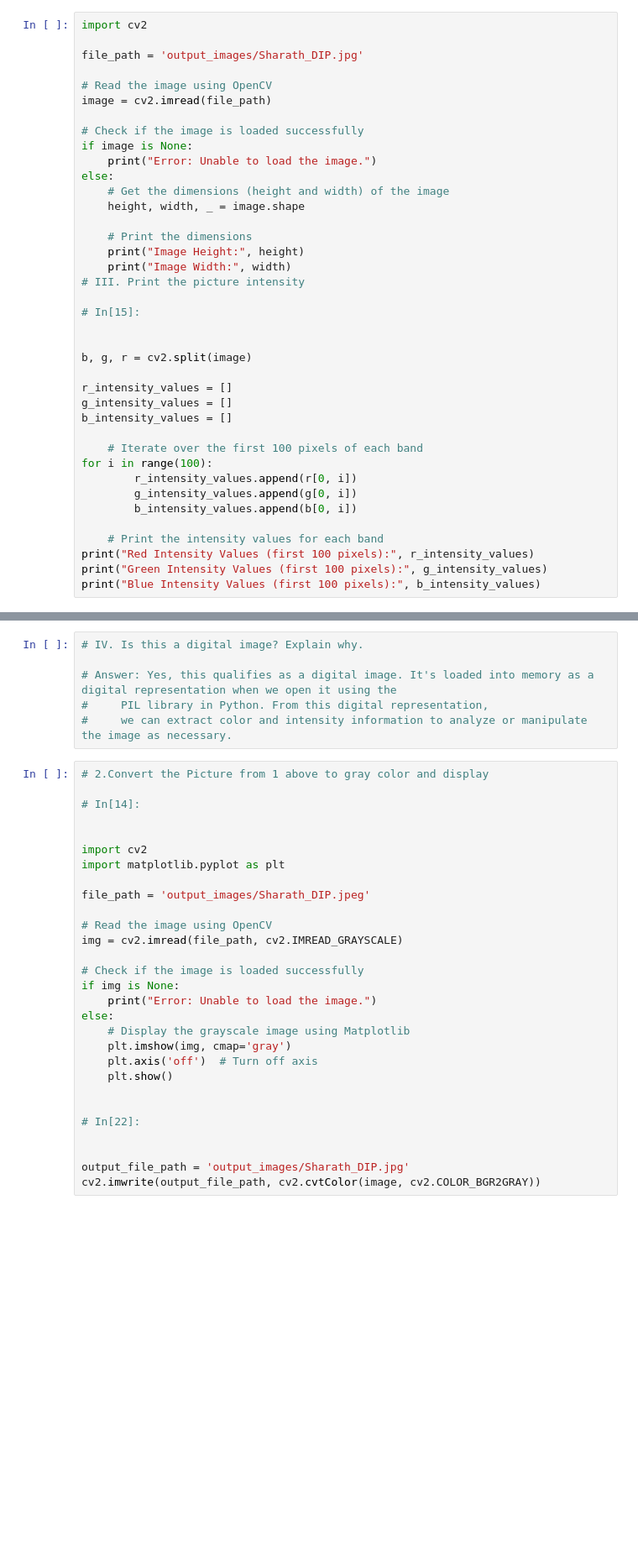
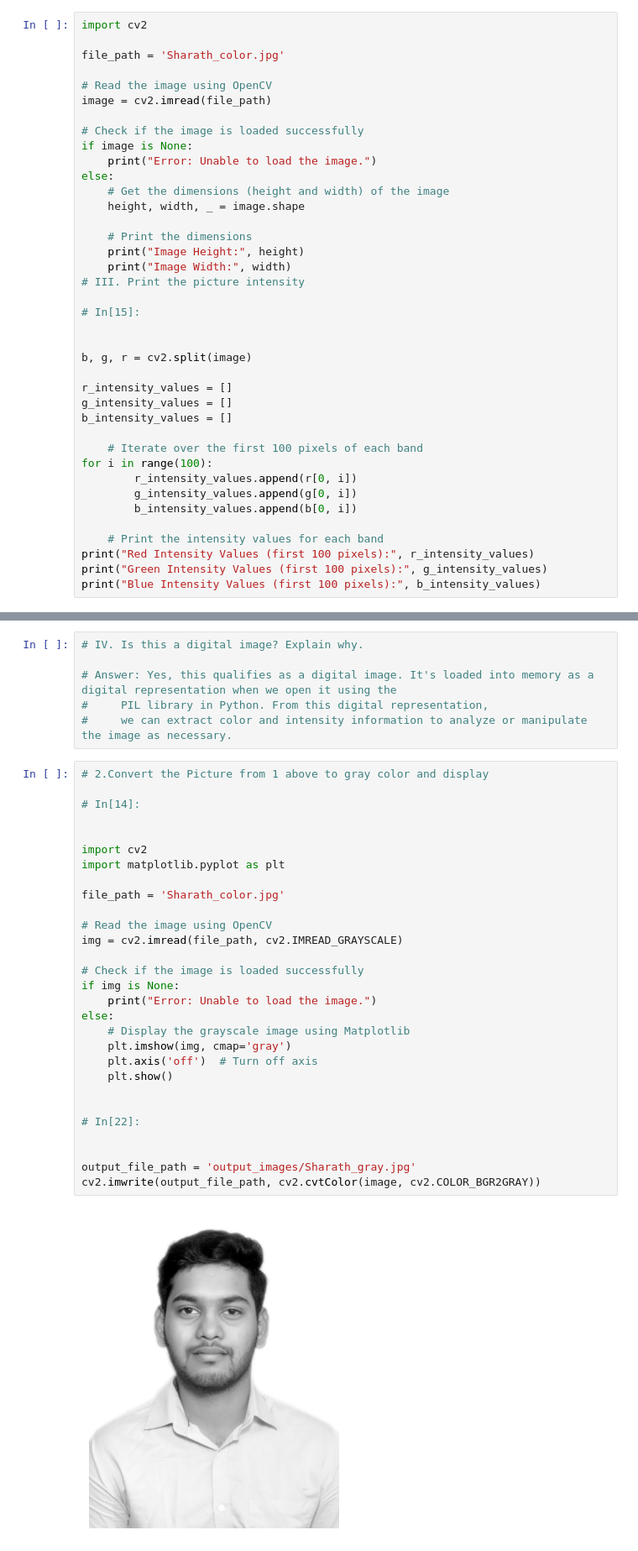
Before and after one commit to eds6367-lab/lab-assignment-1-saratchandrasaimedidi, a Jupyter notebook: Lab1-sarat.ipynb, the cells around one changed output, grey strips where cells are left out. Shown: that part at 84% size. Drawn from its saved outputs; the diff is of its cells as text; blank space fills up the shorter version.

Commit message:
proper structure of images

```diff
--- a/Lab1-sarat.ipynb
+++ b/Lab1-sarat.ipynb
@@ -39,7 +38,7 @@ True
 # %%
 import cv2
 
-file_path = 'output_images/Sharath_DIP.jpg'
+file_path = 'Sharath_color.jpg'
 
 # Read the image using OpenCV
 image = cv2.imread(file_path)
@@ -90,30 +89,31 @@ Blue Intensity Values (first 100 pixels): [255, 255, 255, 255, 255, 255, 255, 25
 # %%
 # 2.Convert the Picture from 1 above to gray color and display
 
 # In[14]:
 
 
 import cv2
 import matplotlib.pyplot as plt
 
-file_path = 'output_images/Sharath_DIP.jpeg'
+file_path = 'Sharath_color.jpg'
 
 # Read the image using OpenCV
 img = cv2.imread(file_path, cv2.IMREAD_GRAYSCALE)
 
 # Check if the image is loaded successfully
 if img is None:
     print("Error: Unable to load the image.")
 else:
     # Display the grayscale image using Matplotlib
     plt.imshow(img, cmap='gray')
     plt.axis('off')  # Turn off axis
     plt.show()
 
 
 # In[22]:
 
 
-output_file_path = 'output_images/Sharath_DIP.jpg'
+output_file_path = 'output_images/Sharath_gray.jpg'
 cv2.imwrite(output_file_path, cv2.cvtColor(image, cv2.COLOR_BGR2GRAY))
 # %% [output]
+[figure, added]
```
Also changed, not shown: parts of 4 cells of this notebook, 5 other files.
